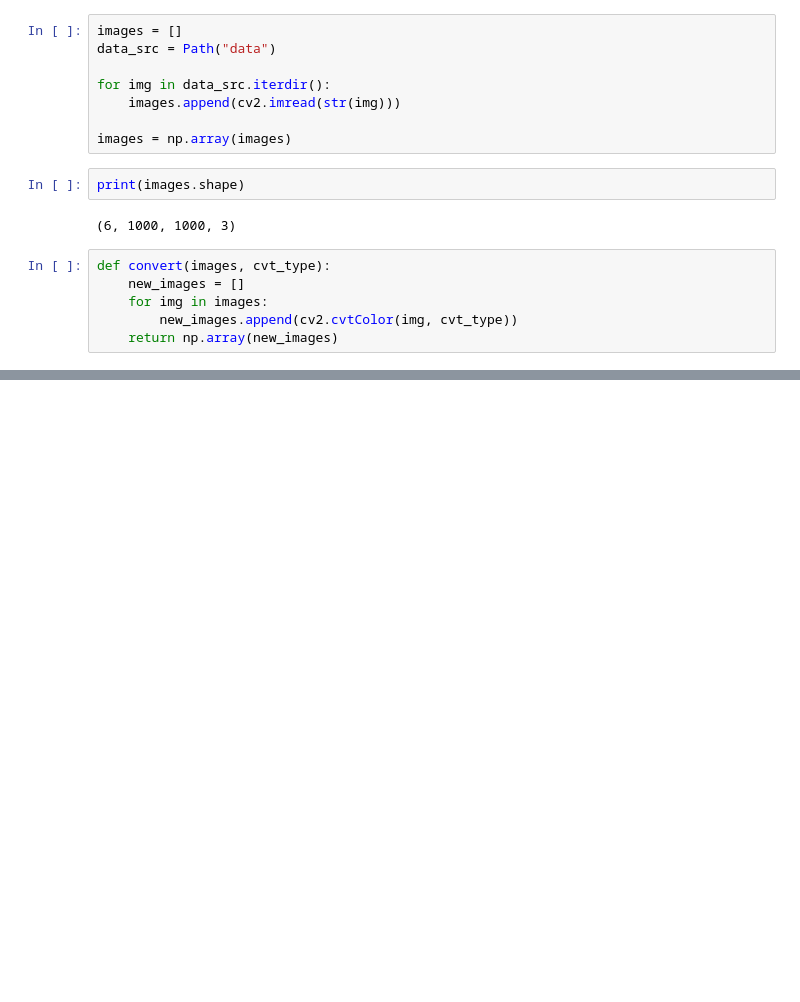
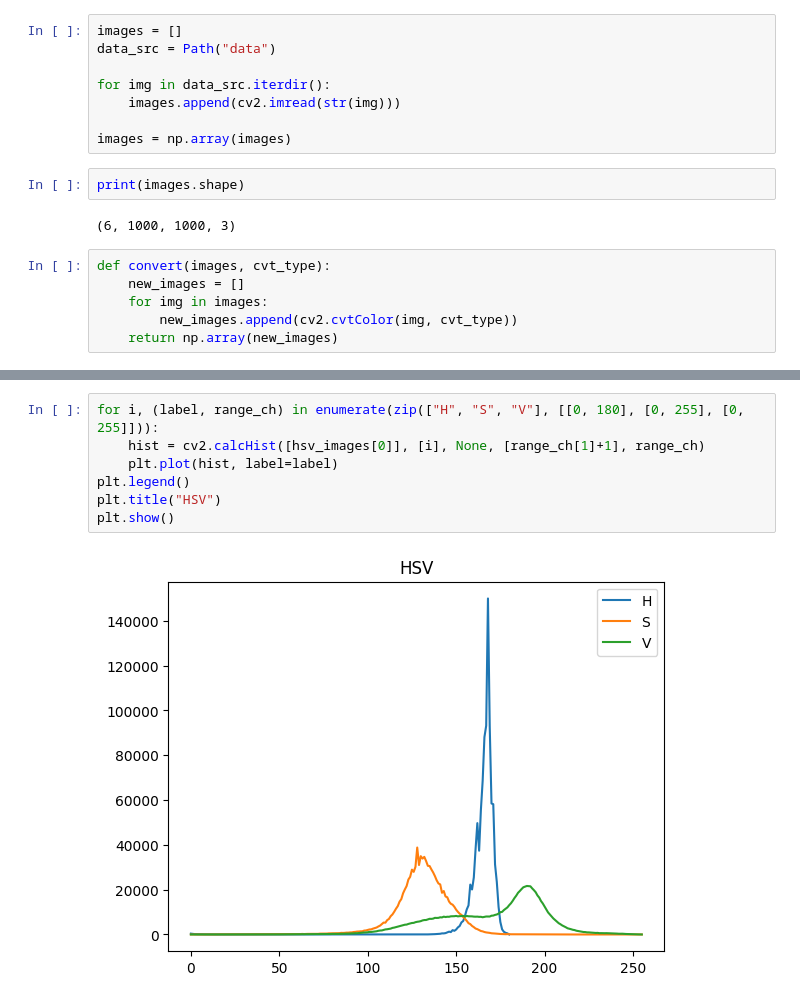
Before and after one commit to vktr274/computer-vision-image-correction-enhancement, a Jupyter notebook: notebook.ipynb, the cells around one changed output, grey strips where cells are left out. Saved outputs shown, nothing was run; the diff lists cells and outputs as text; blank space fills up the shorter version.

```diff
--- a/notebook.ipynb
+++ b/notebook.ipynb
@@ -40,0 +66,9 @@ for arr in [rgb_images, gray_images, ycbcr_images, hsv_images, xyz_images, lab_i
+# %%
+for i, (label, range_ch) in enumerate(zip(["H", "S", "V"], [[0, 180], [0, 255], [0, 255]])):
+    hist = cv2.calcHist([hsv_images[0]], [i], None, [range_ch[1]+1], range_ch)
+    plt.plot(hist, label=label)
+plt.legend()
+plt.title("HSV")
+plt.show()
+# %% [output]
+[figure, added]
```
Also changed, not shown: parts of 6 cells of this notebook.
